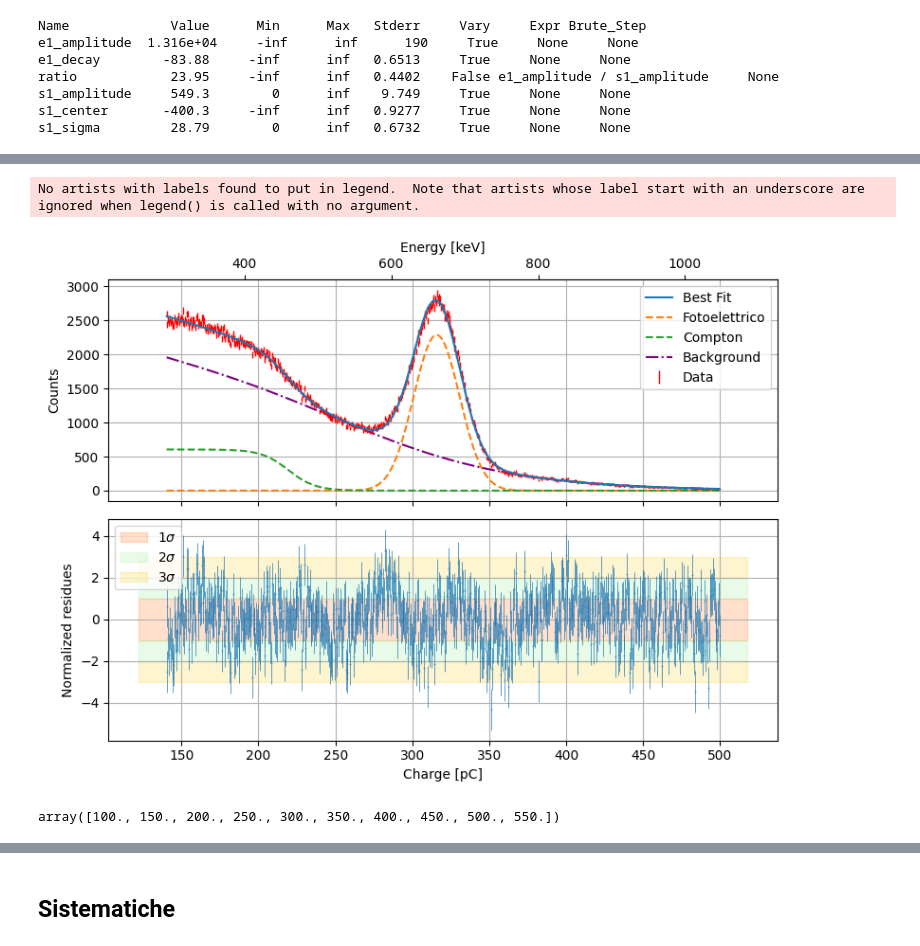
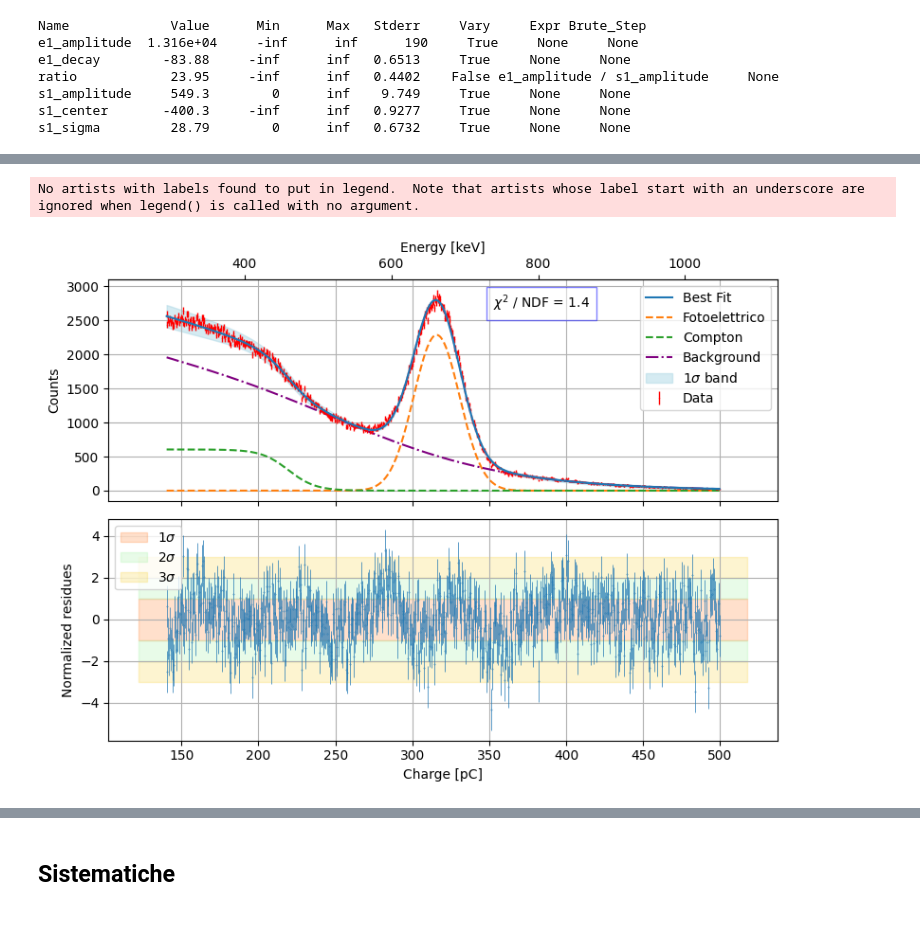
Before and after one commit to 0-DvD-0/Sfera, a Jupyter notebook: Jupyter/Fit_all_prova_ripulito.ipynb, the cells around one changed output, grey strips where cells are left out. Cells and saved outputs as stored; diff of their text form; code cells hidden in the pictures.

```diff
--- a/Jupyter/Fit_all_prova_ripulito.ipynb
+++ b/Jupyter/Fit_all_prova_ripulito.ipynb
@@ -339,6 +339,18 @@ ax1.plot(-centers_N[::-1], comps['e1_'][::-1] + comps['s1_'][::-1], label='Backg
 
 ax1.errorbar(-centers_N[::-1], bin_N[::-1], err_N[::-1], color = "red", fmt='|', linewidth = 1,
              markersize = 0.5, label = "Data")
+
+
+dely = result.eval_uncertainty(sigma=1)
+ax1.fill_between(-centers_N[::-1],
+                        (result.best_fit-result.dely)[::-1],
+                        (result.best_fit+result.dely)[::-1],
+                        color="lightblue", alpha = 0.5, label = r'$1\sigma$ band')
+
+ax1.text(-np.mean(lim_N) * 1.2, bin_N.max(), r'$\chi^2$ / NDF = ' + str(round(result.redchi, 1)),
+         fontsize=10, color='black', ha = "center", va = "top",
+         bbox=dict(facecolor='white', alpha=0.5, edgecolor='blue', boxstyle='square,pad=0.5'))
+
 ax1.grid()
 ax1.legend()
 
@@ -356,38 +368,34 @@ xlim = ax2.get_xlim()
 
 ax2.fill_between(xlim, [-1, -1], [1, 1], color = "#FF6700", alpha = 0.2, label = r'$1\sigma$')
 ax2.fill_between(xlim, [-2, -2], [-1, -1], color = "lightgreen", alpha = 0.2, label = r'$2\sigma$')
 ax2.fill_between(xlim, [1, 1], [2, 2], color = "lightgreen", alpha = 0.2)
 ax2.fill_between(xlim, [2, 2], [3, 3], color = "#F7CB15", alpha = 0.2, label = r'$3\sigma$')
 ax2.fill_between(xlim, [-3, -3], [-2, -2], color = "#F7CB15", alpha = 0.2)
 
 ax2.legend()
 
 secax = ax1.secondary_xaxis('top', functions=(pCtoKev, KevtopC))
 secax.set_xlabel('Energy [keV]')
 '''
 ax3 = ax2.twinx()
 ax3.set_xticks(pCtoKev(np.array(ax1.get_xticks())))
 ax3.set_xlabel("Energy [keV]")
 ax3.set_xticklabels(np.round(pCtoKev( np.array(ax1.get_xticks())) ))
 ax3.xaxis.set_ticks_position('bottom') # set the position of the second x-axis to bottom
 ax3.xaxis.set_label_position('bottom') # set the position of the second x-axis to bottom
 ax3.spines['bottom'].set_position(('outward', 36))
 
 ax3.set_xlim(np.array(ax1.get_xlim()) * -result.params["g1_center"].value / 661.7)
 
 
 ax3.plot()
 '''
 fig.tight_layout()
 
 plt.show()
 # %% [output]
 No artists with labels found to put in legend.  Note that artists whose label start with an underscore are ignored when legend() is called with no argument.
-[figure, old version]
+[figure, new version]
-# %%
-ax1.get_xticks()
-# %% [output]
-array([100., 150., 200., 250., 300., 350., 400., 450., 500., 550.])
 # %%
 print(result.fit_report())
 # %% [output]
```
Also changed, not shown: parts of 6 cells of this notebook.
